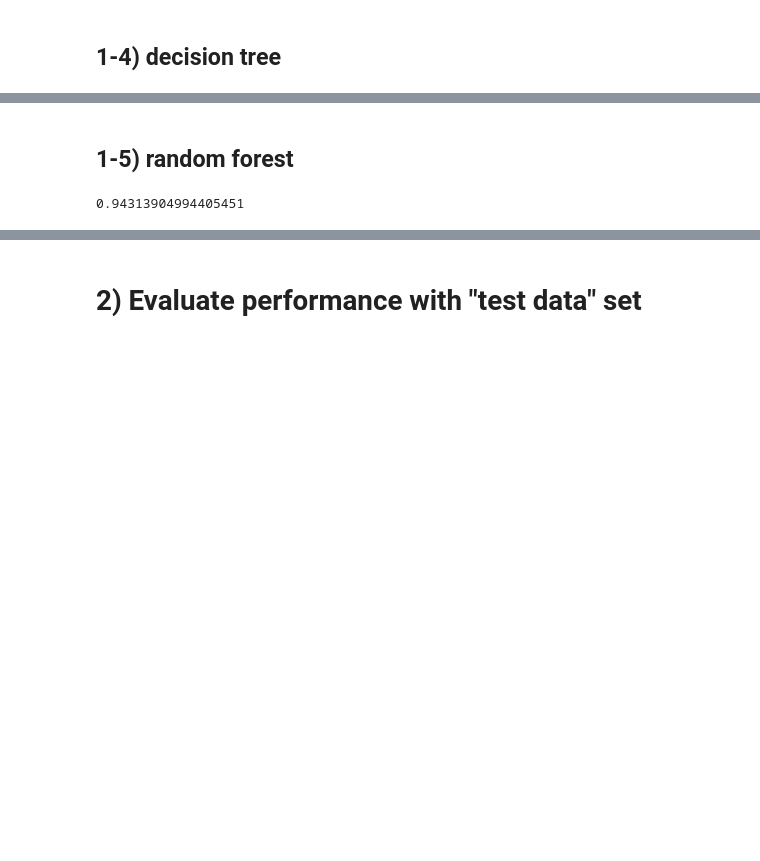
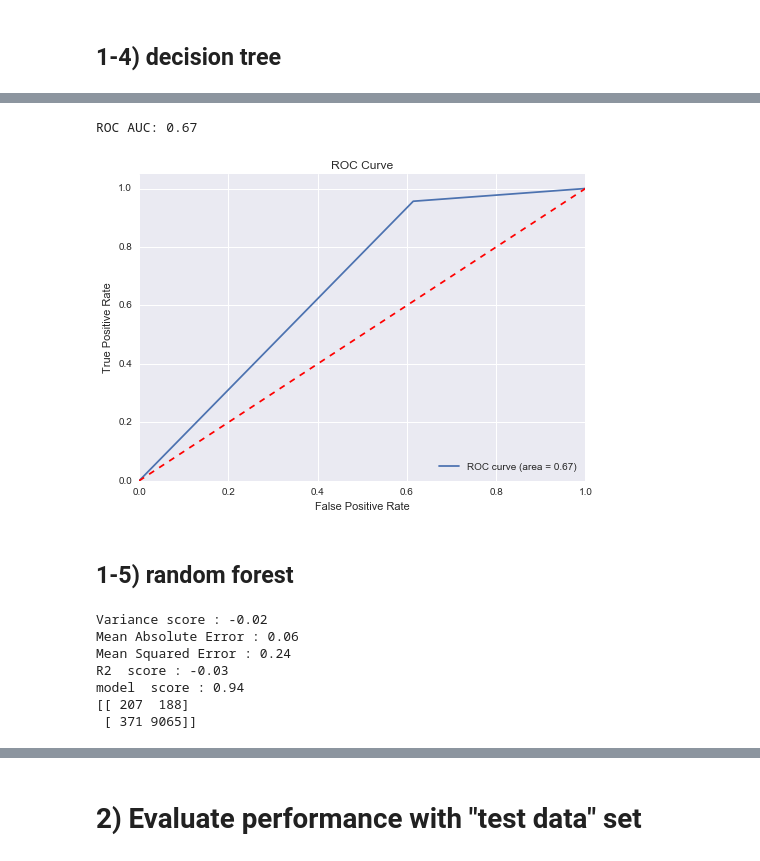
Before and after one commit to yennanliu/Kaggle.com_mini_project, a Jupyter notebook: Amazon_access/Amazon_access_Prediction_V1.ipynb, the cells around one changed output, grey strips where cells are left out. Drawn from its saved outputs; the diff is of its cells as text; code cells hidden in the pictures; blank space fills up the shorter version.

```diff
--- a/Amazon_access/Amazon_access_Prediction_V1.ipynb
+++ b/Amazon_access/Amazon_access_Prediction_V1.ipynb
@@ -139,3 +187,10 @@ clf_tree.score(X_test,y_test)
+# %%
+# ====  ROC curve  ====
+
+learn_curve(clf_tree)
+# %% [output]
+ROC AUC: 0.67
+[figure, added]
 # %% [markdown]
 ## 1-5) random forest
 # %%
@@ -144,8 +199,15 @@ clf_tree.score(X_test,y_test)
 from sklearn.ensemble import RandomForestClassifier
 
 clf_forest = RandomForestClassifier(random_state=0)
-clf_forest.fit(X_train,y_train)
-clf_forest.predict(X_test)
-clf_forest.score(X_test,y_test)
+#clf_forest.fit(X_train,y_train)
+#clf_forest.predict(X_test)
+#clf_forest.score(X_test,y_test)
+reg_analysis(clf_forest,X_train, X_test, y_train, y_test)
 # %% [output]
-0.94313904994405451
+Variance score : -0.02
+Mean Absolute Error : 0.06
+Mean Squared Error : 0.24
+R2  score : -0.03
+model  score : 0.94
+[[ 207  188]
+ [ 371 9065]]
```
Also changed, not shown: parts of 11 cells of this notebook, 1 other file.
